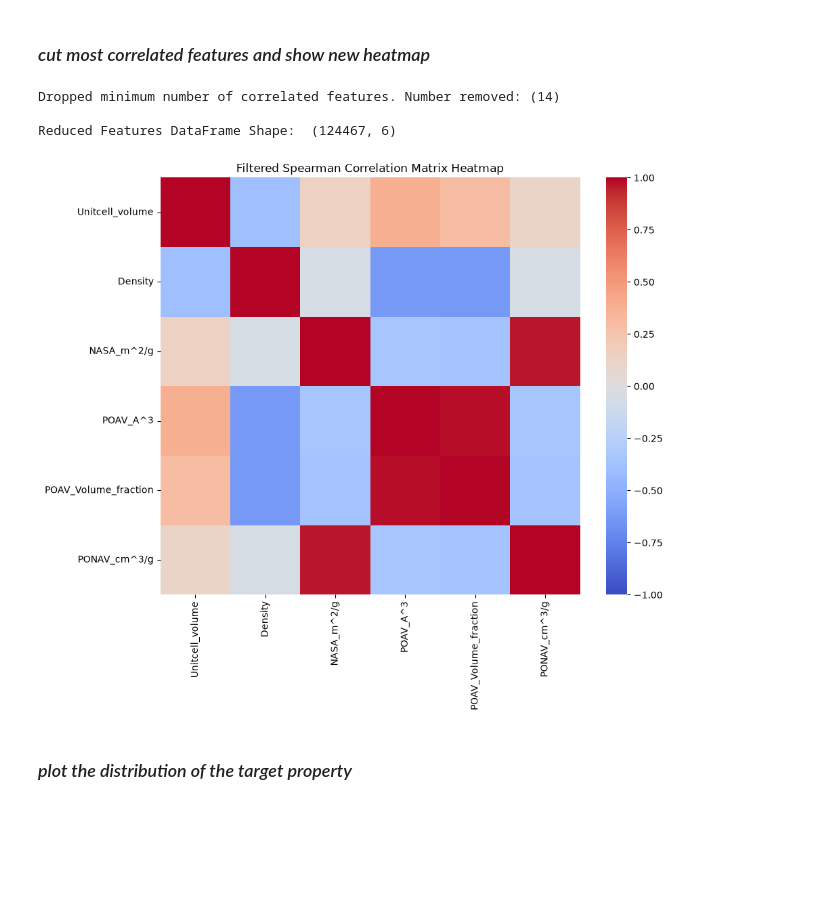
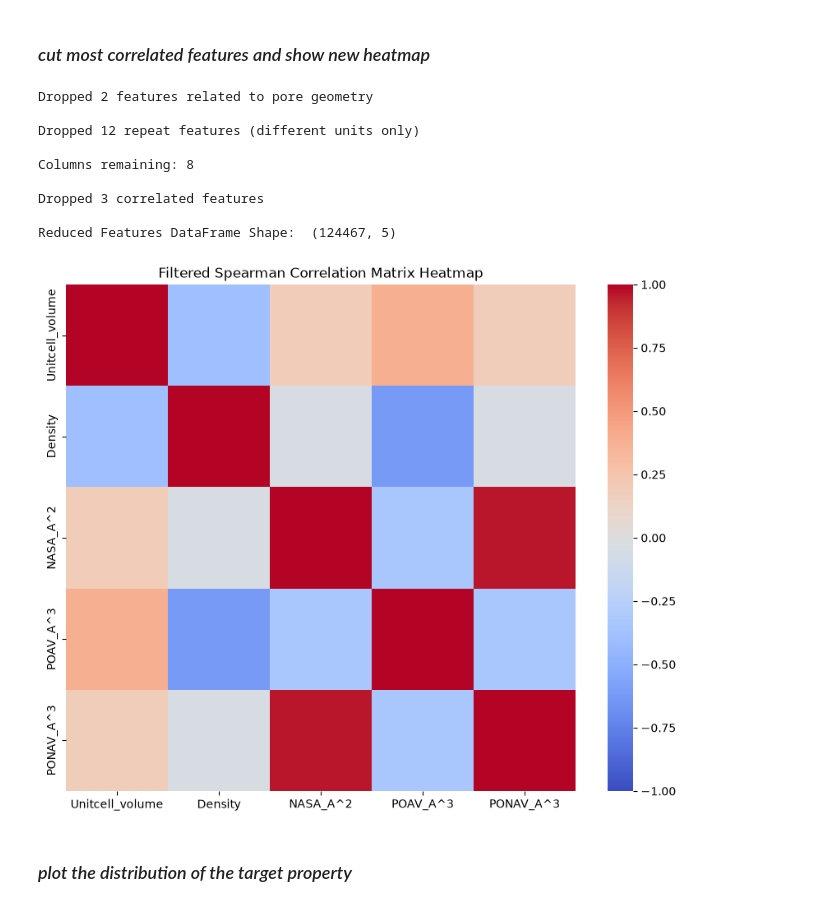
Before and after one commit to lwalker361/walker_MOF_project_EMA698, a Jupyter notebook: 02_EDA_featurization.ipynb, the cells around one changed output. Cells and saved outputs as stored; diff of their text form; code cells hidden in the pictures; blank space fills up the shorter version.

Commit message:
repeat features removed

```diff
--- a/02_EDA_featurization.ipynb
+++ b/02_EDA_featurization.ipynb
@@ -88,8 +88,20 @@ plt.savefig('figures/initial_corr_heatmap.png')
 df_features.drop(columns=["Largest included sphere along free sphere path","Largest included sphere"], inplace=True)
 df_clean.drop(columns=["Largest included sphere along free sphere path","Largest included sphere"], inplace=True)
 
-# filtering threshold for removing remainingn redundant features
-corr_threshold = 0.98
+print("\nDropped 2 features related to pore geometry")
+
+# manually drop features repeated in different units
+target_units = ["/g", "/cm^3", "Volume_fraction"]
+repeat_unit_cols = [col for col in df_features.columns if any(sub in col for sub in target_units)]
+df_features.drop(columns=repeat_unit_cols, inplace=True)
+df_clean.drop(columns=repeat_unit_cols, inplace=True)
+
+print(f"\nDropped {len(repeat_unit_cols)} repeat features (different units only)")
+
+print(f"\nColumns remaining: {len(df_features.columns)}")
+
+# filtering threshold for removing remaining redundant features
+corr_threshold = 0.99
 
 # recalculate after dropping
 corr_matrix = df_features.corr(method="spearman").abs()
@@ -103,37 +115,43 @@ pairs = (upper_tri.stack()[lambda x: x >= corr_threshold].index.tolist())
 # Drop the feature with the most active correlated connections
 cols_to_drop = set()
 while pairs:
     # Count frequency of each remaining column in the high-correlation pairs
     col_counts = pd.Series([col for pair in pairs for col in pair]).value_counts()
 
     # Get the column involved in the most high-correlation pairs
     most_frequent_col = col_counts.idxmax()
     cols_to_drop.add(most_frequent_col)
 
     # Remove all pairs that include this dropped column
     pairs = [pair for pair in pairs if most_frequent_col not in pair]
 
 # Print number of columns filtered for correlation
-print(f"Dropped minimum number of correlated features. Number removed: ({len(cols_to_drop)})")
+print(f"\nDropped {len(cols_to_drop)} correlated features")
 
 # Drop selected features from both DataFrames
 df_features_reduced = df_features.drop(columns=list(cols_to_drop))
 df_clean_reduced = df_clean.drop(columns=list(cols_to_drop))
 
 print("\nReduced Features DataFrame Shape: ", df_features_reduced.shape)
 
 # New heatmap of reduced features
 corr_matrix_reduced = df_features_reduced.corr(method="spearman")
 plt.figure(figsize=(10, 8))
 sns.heatmap(corr_matrix_reduced, cmap="coolwarm", vmin=-1, vmax=1)
 plt.title("Filtered Spearman Correlation Matrix Heatmap")
 plt.savefig('figures/reduced_corr_heatmap.png')
 #plt.show()
 # %% [output]
-Dropped minimum number of correlated features. Number removed: (14)
+Dropped 2 features related to pore geometry
 
-Reduced Features DataFrame Shape:  (124467, 6)
+Dropped 12 repeat features (different units only)
+
+Columns remaining: 8
+
+Dropped 3 correlated features
+
+Reduced Features DataFrame Shape:  (124467, 5)
-[figure, old version]
+[figure, new version]
 # %% [markdown]
 ### *plot the distribution of the target property*
 # %%
```
Also changed, not shown: parts of 2 cells of this notebook, 10 other files.
